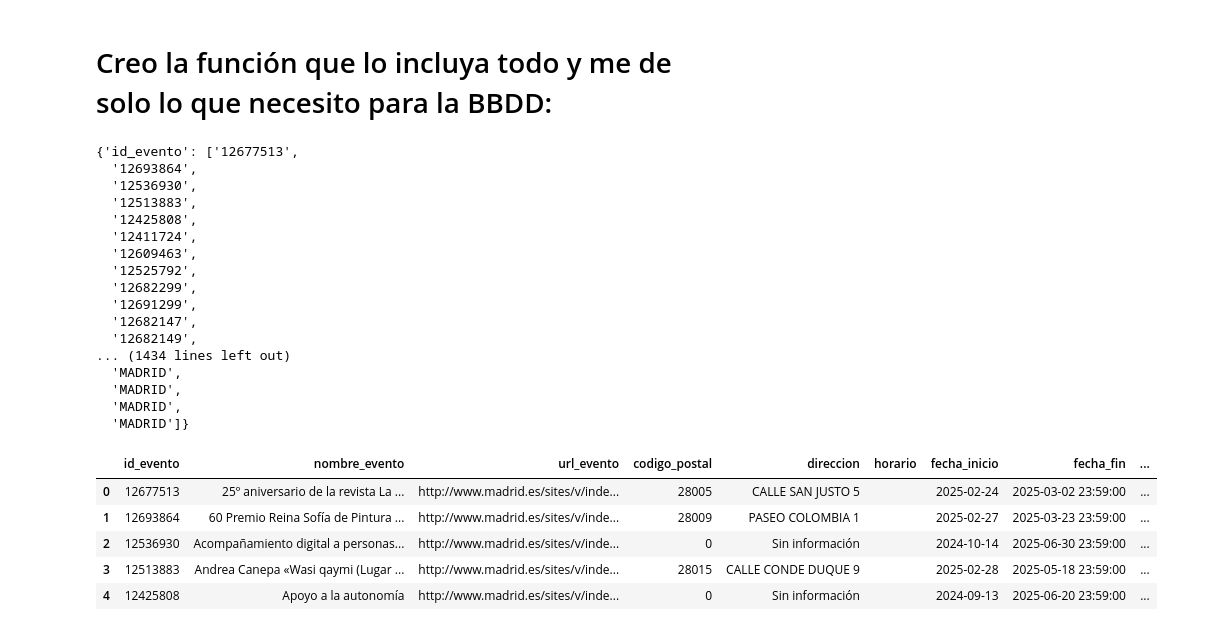
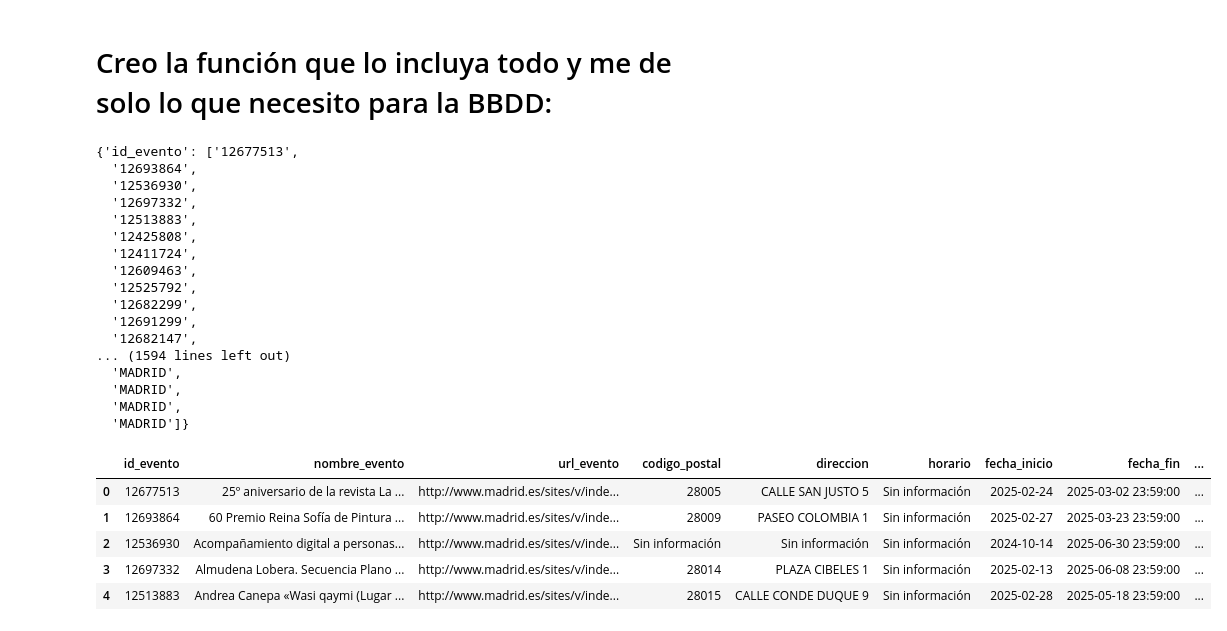
Before and after one commit to VanesaFloresRivera/Proyecto_ETL, a Jupyter notebook: notebooks/api.ipynb, the cells around one changed output. Saved outputs shown, nothing was run; the diff lists cells and outputs as text; code cells hidden in the pictures.

```diff
--- a/notebooks/api.ipynb
+++ b/notebooks/api.ipynb
@@ -175,5 +185,5 @@ memory usage: 116.8+ KB
 # %%
-df_inicial=pd.read_pickle("../data/datos_parquet_limpios.pkl")
+df_inicial=pd.read_pickle(ARCHIVO_SALIDA)
 df_inicial.info()
 # %% [output]
 <class 'pandas.core.frame.DataFrame'>
@@ -405,24 +415,31 @@ df_filtrado_1.head(5)
 # %% [markdown]
 # Creo la función que lo incluya todo y me de solo lo que necesito para la BBDD:
 # %%
-def eventos_api ():
-    import pandas as pd
-    import requests
-    import numpy as np
-    import pyarrow
-    from datetime import datetime
-    import sys #permite navegar por el sistema
-    sys.path.append("../") #solo aplica al soporte
-    import src.soporte_limpieza as sl
+import pandas as pd
+import requests
+import numpy as np
+import pyarrow
+from datetime import datetime
+import sys #permite navegar por el sistema
+sys.path.append("../") #solo aplica al soporte
+import src.soporte_limpieza as sl
+import os
+from dotenv import load_dotenv
 
-    #End point
-    url = 'https://datos.madrid.es/egob/catalogo/300107-0-agenda-actividades-eventos.json'
+load_dotenv()
+
+URL_API = os.getenv("URL_API")
+ARCHIVO_RAW = os.getenv("ARCHIVO_RAW")
+
+def eventos_api (url_api, archivo_raw):
+     #End point
+    url = url_api
     #Obtengo la respuesta del end point
     respuesta = requests.get(url)
     if respuesta.status_code == 200:
         data = respuesta.json() #convierto la respuesta en json
 
-        df_inicial=pd.read_parquet("../data/reservas_hoteles.parquet")
+        df_inicial=pd.read_parquet(archivo_raw)
         sl.tran_data(['inicio_estancia'], df_inicial)
         fecha_inicio = df_inicial.inicio_estancia[0]
         fecha_fin = fecha_inicio+pd.Timedelta(days=2)
@@ -459,9 +476,9 @@ def eventos_api ():
                         url_evento = evento.get("link")
                         dict_eventos['url_evento'].append(url_evento)
                         try:
-                            codigo_postal_evento = int(evento.get("address").get("area").get("postal-code"))
+                            codigo_postal_evento = evento.get("address").get("area").get("postal-code")
                         except:
-                            codigo_postal_evento= 0
+                            codigo_postal_evento= 'Sin información'
                         dict_eventos['codigo_postal'].append(codigo_postal_evento)
                         try:
                             dirección_evento=evento.get("address").get("area").get("street-address")
@@ -469,6 +486,10 @@ def eventos_api ():
                             dirección_evento = 'Sin información'
                         dict_eventos['direccion'].append(dirección_evento)
                         hora_evento = evento.get("time")
+                        if hora_evento=='':
+                            hora_evento='Sin información'
+                        else:
+                            hora_evento=hora_evento
                         dict_eventos['horario'].append(hora_evento)
                         dict_eventos['fecha_inicio'].append(fecha_inicio_evento)
                         dict_eventos['fecha_fin'].append(fecha_fin_evento)
@@ -487,11 +508,12 @@ def eventos_api ():
         eventos_api()
     return dict_eventos
 # %%
-eventos_api()
+eventos_api(URL_API,ARCHIVO_RAW)
 # %% [output]
 {'id_evento': ['12677513',
   '12693864',
   '12536930',
+  '12697332',
   '12513883',
   '12425808',
   '12411724',
@@ -500,22 +522,21 @@ eventos_api()
   '12682299',
   '12691299',
   '12682147',
-  '12682149',
-... (1434 lines left out)
+... (1594 lines left out)
   'MADRID',
   'MADRID',
   'MADRID',
   'MADRID']}
 # %%
-df_eventos_api_final = pd.DataFrame(eventos_api())
+df_eventos_api_final = pd.DataFrame(eventos_api(URL_API,ARCHIVO_RAW))
 df_eventos_api_final.head(5)
 # %% [output]
 |  | id_evento | nombre_evento | url_evento | codigo_postal | direccion | horario | fecha_inicio | fecha_fin | ... |
-| 0 | 12677513 | 25º aniversario de la revista La ... | http://www.madrid.es/sites/v/inde... | 28005 | CALLE SAN JUSTO 5 |  | 2025-02-24 | 2025-03-02 23:59:00 | ... |
-| 1 | 12693864 | 60 Premio Reina Sofía de Pintura ... | http://www.madrid.es/sites/v/inde... | 28009 | PASEO COLOMBIA 1 |  | 2025-02-27 | 2025-03-23 23:59:00 | ... |
-| 2 | 12536930 | Acompañamiento digital a personas... | http://www.madrid.es/sites/v/inde... | 0 | Sin información |  | 2024-10-14 | 2025-06-30 23:59:00 | ... |
-| 3 | 12513883 | Andrea Canepa «Wasi qaymi (Lugar ... | http://www.madrid.es/sites/v/inde... | 28015 | CALLE CONDE DUQUE 9 |  | 2025-02-28 | 2025-05-18 23:59:00 | ... |
-| 4 | 12425808 | Apoyo a la autonomía | http://www.madrid.es/sites/v/inde... | 0 | Sin información |  | 2024-09-13 | 2025-06-20 23:59:00 | ... |
+| 0 | 12677513 | 25º aniversario de la revista La ... | http://www.madrid.es/sites/v/inde... | 28005 | CALLE SAN JUSTO 5 | Sin información | 2025-02-24 | 2025-03-02 23:59:00 | ... |
+| 1 | 12693864 | 60 Premio Reina Sofía de Pintura ... | http://www.madrid.es/sites/v/inde... | 28009 | PASEO COLOMBIA 1 | Sin información | 2025-02-27 | 2025-03-23 23:59:00 | ... |
+| 2 | 12536930 | Acompañamiento digital a personas... | http://www.madrid.es/sites/v/inde... | Sin información | Sin información | Sin información | 2024-10-14 | 2025-06-30 23:59:00 | ... |
+| 3 | 12697332 | Almudena Lobera. Secuencia Plano ... | http://www.madrid.es/sites/v/inde... | 28014 | PLAZA CIBELES 1 | Sin información | 2025-02-13 | 2025-06-08 23:59:00 | ... |
+| 4 | 12513883 | Andrea Canepa «Wasi qaymi (Lugar ... | http://www.madrid.es/sites/v/inde... | 28015 | CALLE CONDE DUQUE 9 | Sin información | 2025-02-28 | 2025-05-18 23:59:00 | ... |
 # %%
 df_eventos_api_final.info()
 # %% [output]
```
Also changed, not shown: parts of 18 cells of this notebook, 21 other files.
